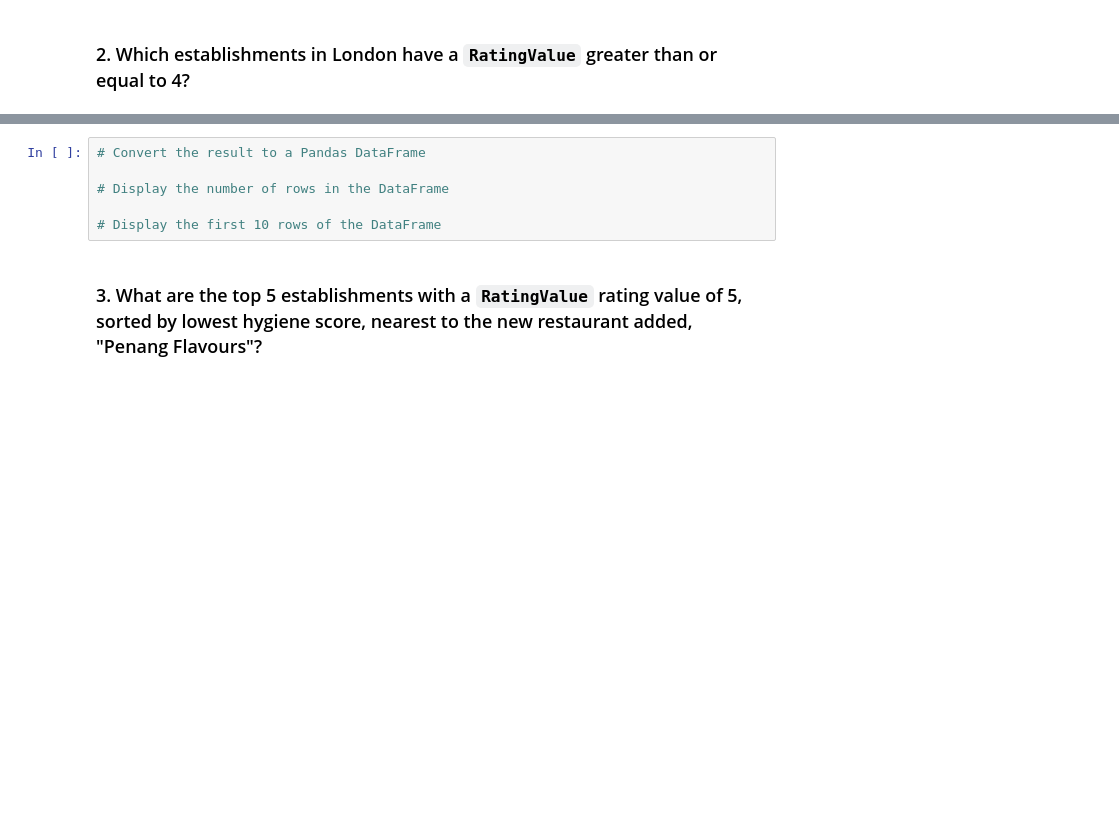
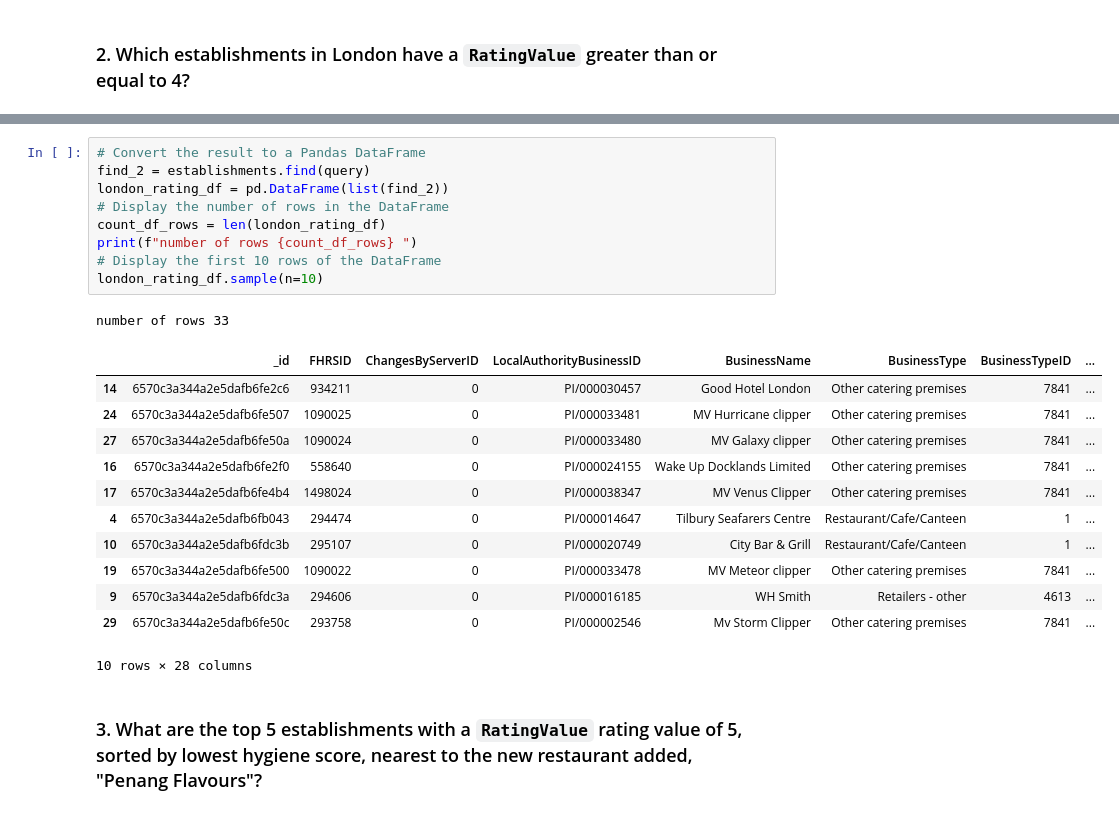
Before and after one commit to davisdw/Restaurant_Searches_MongoDB, a Jupyter notebook: NoSQL_analysis_starter.ipynb, the cells around one changed output, grey strips where cells are left out. Saved outputs shown, nothing was run; the diff lists cells and outputs as text; blank space fills up the shorter version.

```diff
--- a/NoSQL_analysis_starter.ipynb
+++ b/NoSQL_analysis_starter.ipynb
@@ -80,9 +124,26 @@ query =
 # %%
 # Convert the result to a Pandas DataFrame
-
+find_2 = establishments.find(query)
+london_rating_df = pd.DataFrame(list(find_2))
 # Display the number of rows in the DataFrame
-
+count_df_rows = len(london_rating_df)
+print(f"number of rows {count_df_rows} ")
 # Display the first 10 rows of the DataFrame
+london_rating_df.sample(n=10)
+# %% [output]
+number of rows 33
+|  | _id | FHRSID | ChangesByServerID | LocalAuthorityBusinessID | BusinessName | BusinessType | BusinessTypeID | ... |
+| 14 | 6570c3a344a2e5dafb6fe2c6 | 934211 | 0 | PI/000030457 | Good Hotel London | Other catering premises | 7841 | ... |
+| 24 | 6570c3a344a2e5dafb6fe507 | 1090025 | 0 | PI/000033481 | MV Hurricane clipper | Other catering premises | 7841 | ... |
+| 27 | 6570c3a344a2e5dafb6fe50a | 1090024 | 0 | PI/000033480 | MV Galaxy clipper | Other catering premises | 7841 | ... |
+| 16 | 6570c3a344a2e5dafb6fe2f0 | 558640 | 0 | PI/000024155 | Wake Up Docklands Limited | Other catering premises | 7841 | ... |
+| 17 | 6570c3a344a2e5dafb6fe4b4 | 1498024 | 0 | PI/000038347 | MV Venus Clipper | Other catering premises | 7841 | ... |
+| 4 | 6570c3a344a2e5dafb6fb043 | 294474 | 0 | PI/000014647 | Tilbury Seafarers Centre | Restaurant/Cafe/Canteen | 1 | ... |
+| 10 | 6570c3a344a2e5dafb6fdc3b | 295107 | 0 | PI/000020749 | City Bar & Grill | Restaurant/Cafe/Canteen | 1 | ... |
+| 19 | 6570c3a344a2e5dafb6fe500 | 1090022 | 0 | PI/000033478 | MV Meteor clipper | Other catering premises | 7841 | ... |
+| 9 | 6570c3a344a2e5dafb6fdc3a | 294606 | 0 | PI/000016185 | WH Smith | Retailers - other | 4613 | ... |
+| 29 | 6570c3a344a2e5dafb6fe50c | 293758 | 0 | PI/000002546 | Mv Storm Clipper | Other catering premises | 7841 | ... |
+10 rows × 28 columns
 # %% [markdown]
 ### 3. What are the top 5 establishments with a `RatingValue` rating value of 5, sorted by lowest hygiene score, nearest to the new restaurant added, "Penang Flavours"?
 # %%
```
Also changed, not shown: parts of 8 cells of this notebook.
